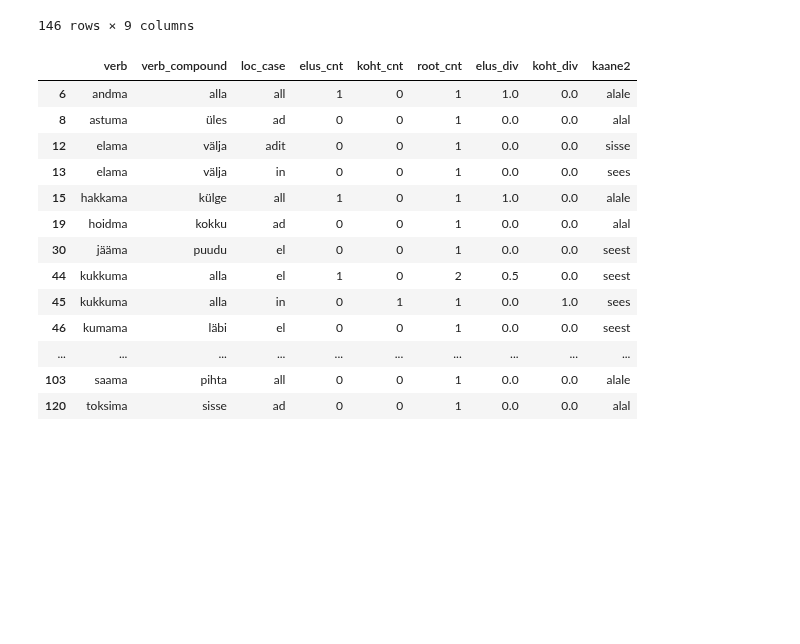
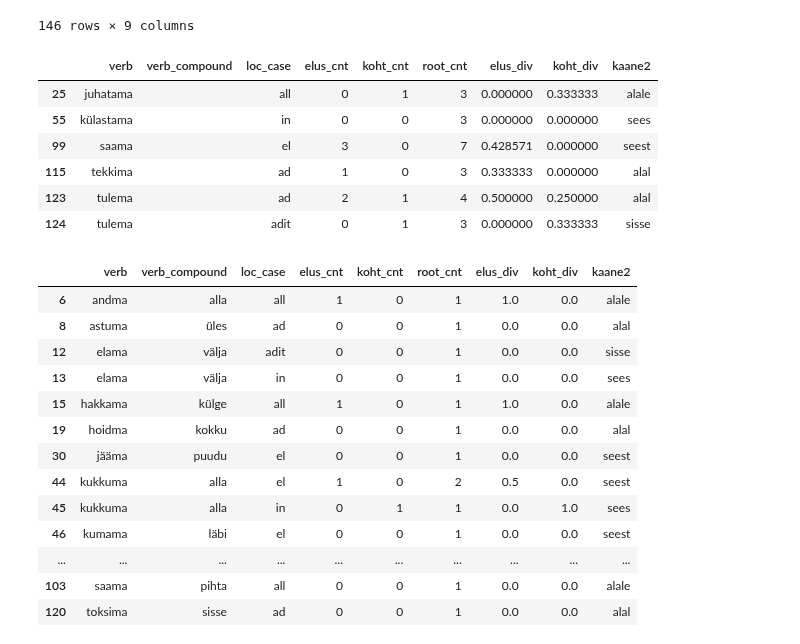
Before and after one commit to estnltk/syntax_experiments, a Jupyter notebook: workflows/005_analysis_of_annotated_actor_patterns/07_analysis_example_extraction/02_verb_analysis_koondkorpus_examples.ipynb, the cells around one changed output. Drawn from its saved outputs; the diff is of its cells as text; code cells hidden in the pictures; blank space fills up the shorter version.

```diff
--- a/workflows/005_analysis_of_annotated_actor_patterns/07_analysis_example_extraction/02_verb_analysis_koondkorpus_examples.ipynb
+++ b/workflows/005_analysis_of_annotated_actor_patterns/07_analysis_example_extraction/02_verb_analysis_koondkorpus_examples.ipynb
@@ -150,6 +228,16 @@ source
 | 144 | ärkama |  | ad | 1 | 0 | 1 | 1.0 | 0.0 | alal |
 | 145 | ütlema |  | all | 1 | 0 | 1 | 1.0 | 0.0 | alale |
 146 rows × 9 columns
+# %%
+source[source["root_cnt"]>2]
+# %% [output]
+|  | verb | verb_compound | loc_case | elus_cnt | koht_cnt | root_cnt | elus_div | koht_div | kaane2 |
+| 25 | juhatama |  | all | 0 | 1 | 3 | 0.000000 | 0.333333 | alale |
+| 55 | külastama |  | in | 0 | 0 | 3 | 0.000000 | 0.000000 | sees |
+| 99 | saama |  | el | 3 | 0 | 7 | 0.428571 | 0.000000 | seest |
+| 115 | tekkima |  | ad | 1 | 0 | 3 | 0.333333 | 0.000000 | alal |
+| 123 | tulema |  | ad | 2 | 1 | 4 | 0.500000 | 0.250000 | alal |
+| 124 | tulema |  | adit | 0 | 1 | 3 | 0.000000 | 0.333333 | sisse |
 # %%
 source[source["verb_compound"]!=""]
 # %% [output]
```
Also changed, not shown: parts of 15 cells of this notebook, 15 other files.
